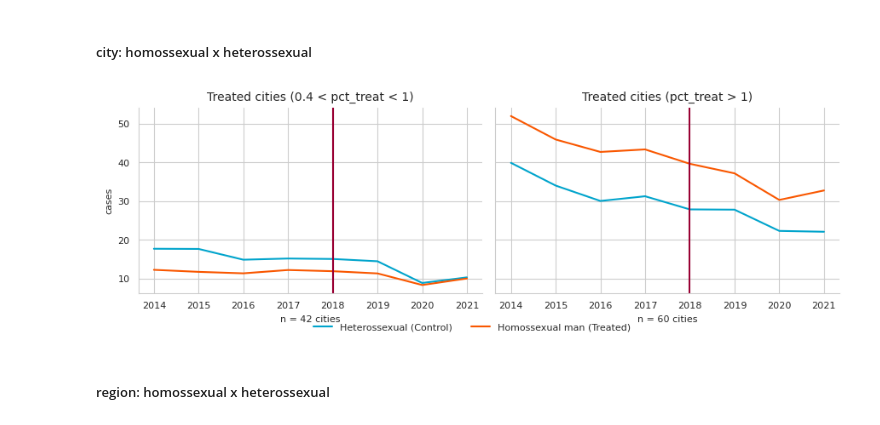
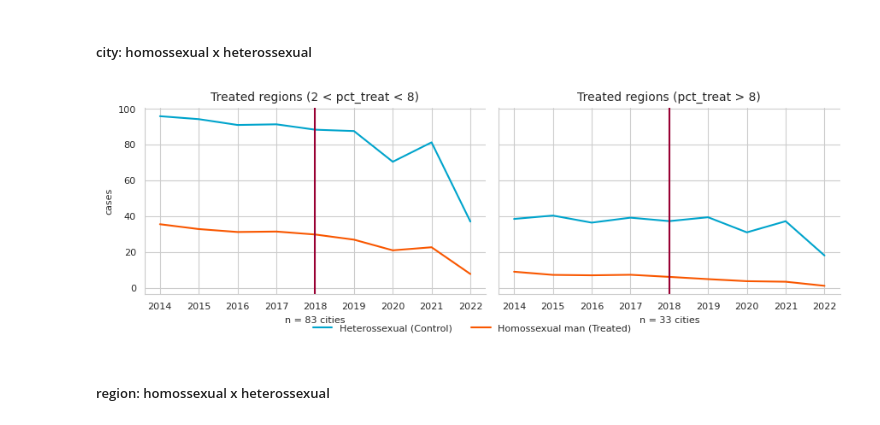
Before and after one commit to rfrade/prep, a Jupyter notebook: graphs_hiv.ipynb, the cells around one changed output. Drawn from its saved outputs; the diff is of its cells as text; code cells hidden in the pictures.

```diff
--- a/graphs_hiv.ipynb
+++ b/graphs_hiv.ipynb
@@ -51,7 +51,7 @@ order_hetgay = [label_het,
 SINGLE_COLOR="#b3c6ff"
 BINNED_COLOR="#b3c6ff"
 
-filter_years = [2014,2015, 2016,2017,2018,2019,2020,2021]
+filter_years = [2014,2015, 2016,2017,2018,2019,2020,2021,2022]
 # %% [markdown]
 #### useful functions
 # %%
@@ -304,4 +374,10 @@ plt.show()
 [figure]
 # %% [markdown]
 ### Scatter: City sizes by treatment levels
+# %%
+cities["diff_following_year"] = cities["hiv_het_pct_change_follow_year"] - cities["hiv_h_pct_change_follow_year"]
+cities["diff_current_year"] = cities["hiv_het_pct_change"] - cities["hiv_h_pct_change"]
+
+regions["diff_following_year"] = regions["hiv_het_pct_change_follow_year"] - regions["hiv_h_pct_change_follow_year"]
+regions["diff_current_year"] = regions["hiv_het_pct_change"] - regions["hiv_h_pct_change"]
 # %%
@@ -347,70 +441,70 @@ plt.show()
 # %% [markdown]
 ##### define treatment
 # %%
-lower = 0.2
-upper = 0.7
+lower = 2
+upper = 8
 titles_same_city = [f"Treated cities ({lower} < pct_treat < {upper})",
                     f"Treated cities (pct_treat > {upper})"]
 
+reference_year = 2021
 # cities
 cities["treated"] = 0
 
-filter18_1 = cities[(cities["year"] == 2018) & (cities["pct_new_users"].between(lower,upper))].index
+filter18_1 = cities[(cities["year"] == reference_year) & (cities["pct_new_users"].between(lower,upper))].index
 cities.loc[filter18_1, "treated"] = 1
 
-filter18_2 = cities[(cities["year"] == 2018) & (cities["pct_new_users"] > upper)].index
+filter18_2 = cities[(cities["year"] == reference_year) & (cities["pct_new_users"] > upper)].index
 cities.loc[filter18_2, "treated"] = 2
 
-sizes_same_city=[len(cities.query("year == 2018 & treated == 1 ")),
-                 len(cities.query("year == 2018 & treated == 2 "))]
+sizes_same_city=[len(cities.query(f"year == {reference_year} & treated == 1 ")),
+                 len(cities.query(f"year == {reference_year} & treated == 2 "))]
 
 # regions
-lower = 0.2
-upper = 0.7
 titles_same_city = [f"Treated regions ({lower} < pct_treat < {upper})",
                     f"Treated regions (pct_treat > {upper})"]
 
 regions["treated"] = 0
-filter18_1 = regions[(regions["year"] == 2018) & (regions["pct_new_users"].between(lower,upper))].index
+filter18_1 = regions[(regions["year"] == reference_year) & (regions["pct_new_users"].between(lower,upper))].index
 regions.loc[filter18_1, "treated"] = 1
 
-filter18_2 = regions[(regions["year"] == 2018) & (regions["pct_new_users"] > upper)].index
+filter18_2 = regions[(regions["year"] == reference_year) & (regions["pct_new_users"] > upper)].index
 regions.loc[filter18_2, "treated"] = 2
 
-sizes_same_region=[len(regions.query("year == 2018 & treated == 1 ")),
-                 len(regions.query("year == 2018 & treated == 2 "))]
+sizes_same_region=[len(regions.query(f"year == {reference_year} & treated == 1 ")),
+                 len(regions.query(f"year == {reference_year} & treated == 2 "))]
 # %% [markdown]
 ##### city: homossexual x heterossexual
 # %%
-#graph = cities.query(f"hiv_homo > 1 & year in {filter_years}")
+#graph = cities.query(f"hiv_h > 1 & year in {filter_years}")
 graph = cities.query(f"treated.isin([1,2]) ")
 graph = graph.query(f"year in {filter_years}")
 
+graph["hiv_m_het"] = graph["hiv_m"] - graph["hiv_h"]
 graph = melt_groups(graph.reset_index(),
-                    ["hiv_het","hiv_homo"])
+                    ["hiv_m_het","hiv_h"])
 
-graph.loc[graph["group"] == "hiv_het","group"]  = label_het
-graph.loc[graph["group"] == "hiv_homo","group"]  = label_gay
+graph.loc[graph["group"] == "hiv_m_het","group"]  = label_het
+graph.loc[graph["group"] == "hiv_h","group"]  = label_gay
 
 g = sns.relplot(graph.query("treated.isin([1,2])"),
                 x="year", y="cases", kind="line",
                  errorbar=None, hue="group", col="treated",
                  height=3, aspect=1.5,
                  palette=palette_hetgay,
                  hue_order=order_hetgay)
 plt.xticks(filter_years, fontsize=8)
 
 for ax,title,size in zip(g.axes.flatten(),titles_same_city,sizes_same_city):
     ax.set_title(title )
     ax.axvline(x=2018, color='#990033', linestyle='-')
     ax.set_xlabel(f"n = {size} cities")
 
 sns.move_legend(g, "lower center", title="",fontsize=8, ncol=2)
-plt.savefig("results_graphs/parallel_trends_treated_cities.png",
+plt.savefig("graphs/parallel_trends_treated_cities.png",
                bbox_inches='tight')
 plt.show()
 # %% [output]
-[figure, old version]
+[figure, new version]
 # %% [markdown]
 ##### region: homossexual x heterossexual
 # %%
```
Also changed, not shown: parts of 41 cells of this notebook, 1 other file.
